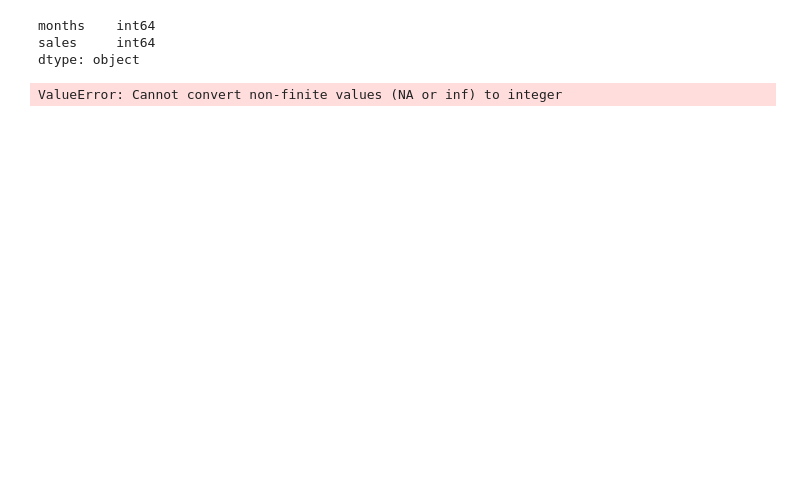
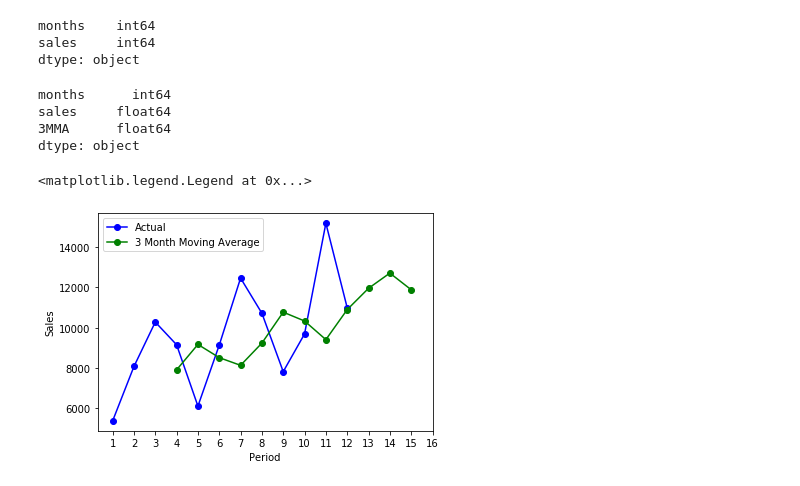
Before and after one commit to Eyefreeze/3803ICT-Lab-3, a Jupyter notebook: Lab 3.ipynb, the cells around one changed output. Drawn from its saved outputs; the diff is of its cells as text; code cells hidden in the pictures; blank space fills up the shorter version.

```diff
--- a/Lab 3.ipynb
+++ b/Lab 3.ipynb
@@ -35,15 +35,19 @@ df2 = pd.DataFrame({"months":[13, 14, 15],
                    "3MMA":[month13, month14, month15]})
 
 df = df.append(df2, ignore_index=True)
-df['sales'] = df['sales'].astype('int64')
 df.dtypes
 # %% [output]
-ValueError: Cannot convert non-finite values (NA or inf) to integer
+months      int64
+sales     float64
+3MMA      float64
+dtype: object
 # %%
 plt.plot(df['months'],df['sales'],label="Actual", color="Blue", marker='o')
 plt.plot(df['months'],df['3MMA'],label='3 Month Moving Average', color="Green", marker='o')
 plt.xlabel('Period')
 plt.ylabel('Sales')
 plt.xticks([k for k in range(1,16+1,1)])
 plt.legend()
-df.dtypes
+# %% [output]
+<matplotlib.legend.Legend at 0x...>
+[figure, added]
```
Also changed, not shown: parts of 3 cells of this notebook.
